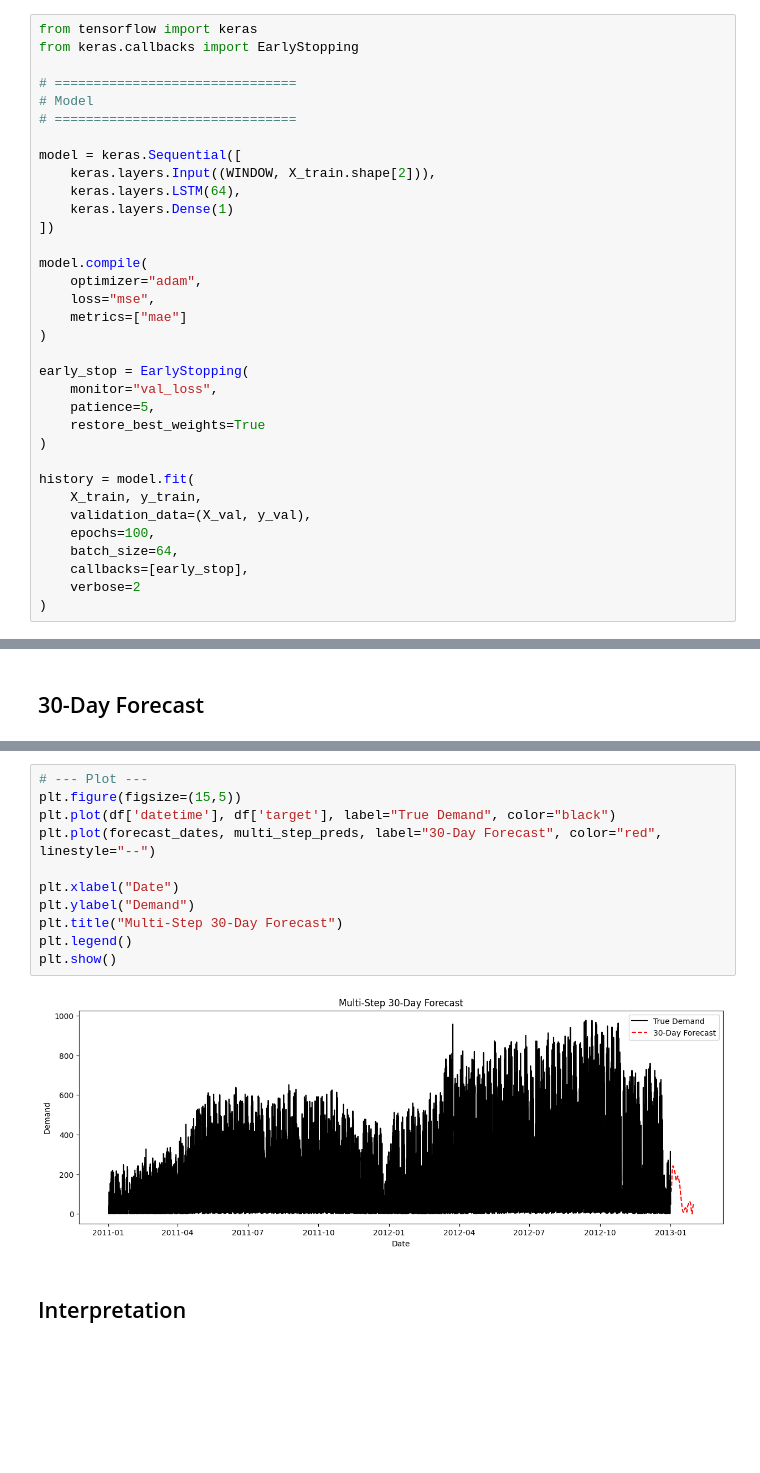
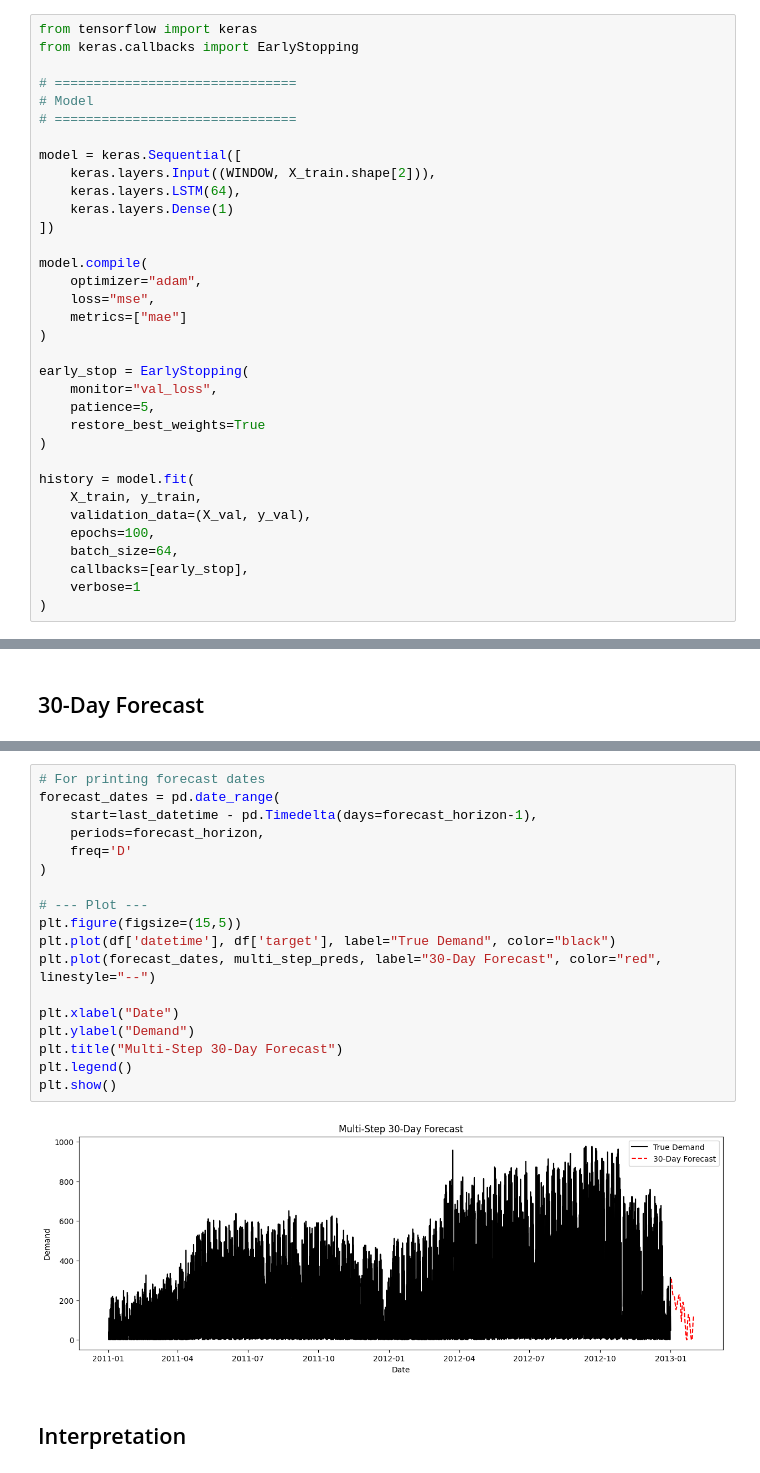
Before and after one commit to Vram10/final_ex, a Jupyter notebook: 7024745_Julian_van_Dyken.ipynb, the cells around one changed output, grey strips where cells are left out. Cells and saved outputs as stored; diff of their text form; blank space fills up the shorter version.

```diff
--- a/7024745_Julian_van_Dyken.ipynb
+++ b/7024745_Julian_van_Dyken.ipynb
@@ -583,7 +592,7 @@ history = model.fit(
     epochs=100,
     batch_size=64,
     callbacks=[early_stop],
-    verbose=2
+    verbose=1
 )
 # %% [output]
 Epoch 1/100
@@ -703,16 +693,23 @@ forecast_dates = pd.date_range(
 # %%
+# For printing forecast dates
+forecast_dates = pd.date_range(
+    start=last_datetime - pd.Timedelta(days=forecast_horizon-1),
+    periods=forecast_horizon,
+    freq='D'
+)
+
 # --- Plot ---
 plt.figure(figsize=(15,5))
 plt.plot(df['datetime'], df['target'], label="True Demand", color="black")
 plt.plot(forecast_dates, multi_step_preds, label="30-Day Forecast", color="red", linestyle="--")
 
 plt.xlabel("Date")
 plt.ylabel("Demand")
 plt.title("Multi-Step 30-Day Forecast")
 plt.legend()
 plt.show()
 # %% [output]
-[figure, old version]
+[figure, new version]
 # %% [markdown]
 ## Interpretation
 # %% [markdown]
```
Also changed, not shown: parts of 17 cells of this notebook.
